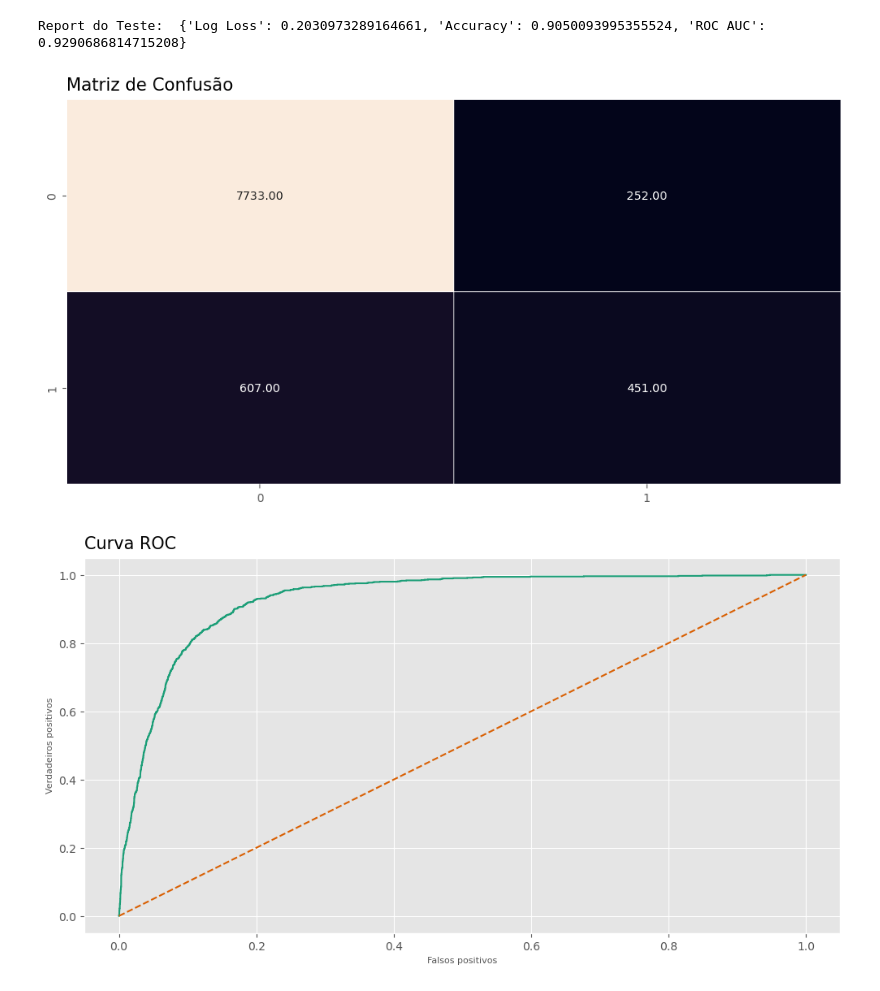
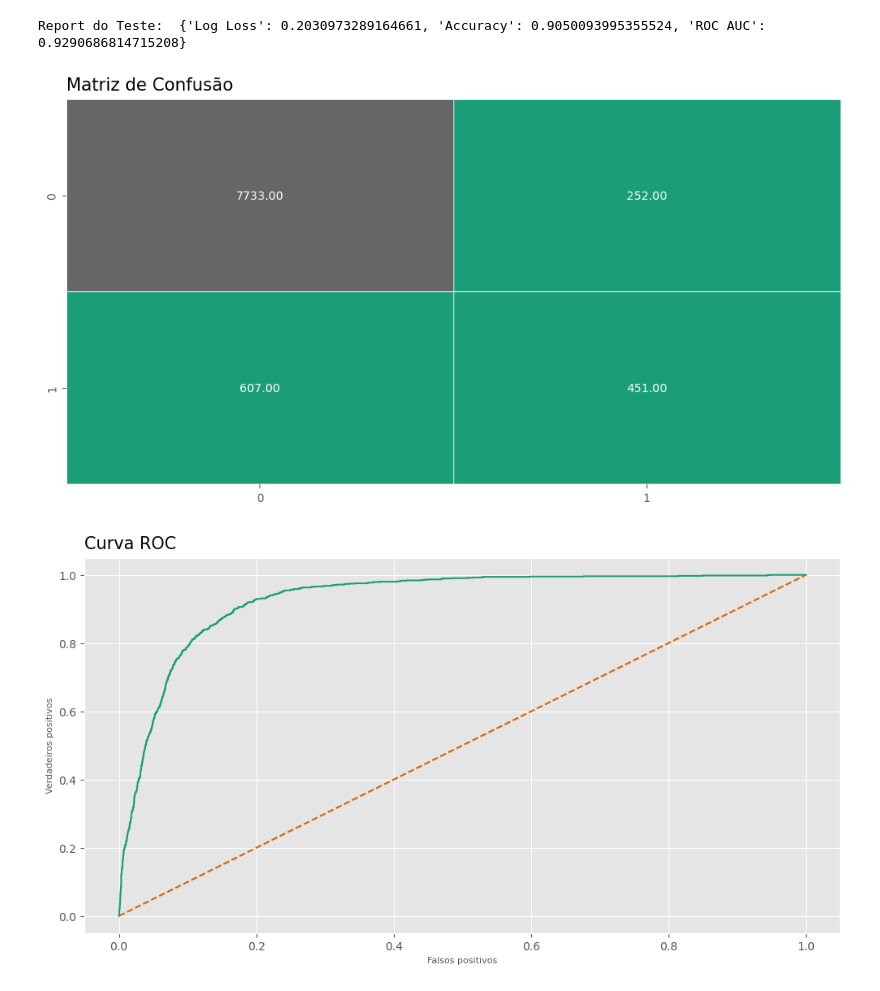
Before and after one commit to datalopes1/bank_marketing_success, a Jupyter notebook: notebooks/eda_e_protipo.ipynb, the cells around one changed output. Cells and saved outputs as stored; diff of their text form; code cells hidden in the pictures.

```diff
--- a/notebooks/eda.ipynb
+++ b/notebooks/eda_e_protipo.ipynb
@@ -875,12 +898,12 @@ Report do Teste:  {'Log Loss': 0.2030973289164661, 'Accuracy': 0.905009399535552
 # %%
 matrix = confusion_matrix(y_test, y_pred)
 
 fig, ax = plt.subplots(figsize = (12, 6))
-sns.heatmap(matrix, annot = True, fmt = '.2f', linewidths=0.5, linecolor='white', cbar=False)
+sns.heatmap(matrix, annot = True, fmt = '.2f', linewidths=0.5, linecolor='white', cmap = 'Dark2',cbar=False)
 ax.set_title("Matriz de Confusão", fontsize = 15, pad = 8, loc = 'left')
 plt.show()
 # %% [output]
-[figure, old version]
+[figure, new version]
 # %%
 curve = roc_curve(y_test, y_pred_proba)
 
```
Also changed, not shown: parts of 10 cells of this notebook, 5 other files.
